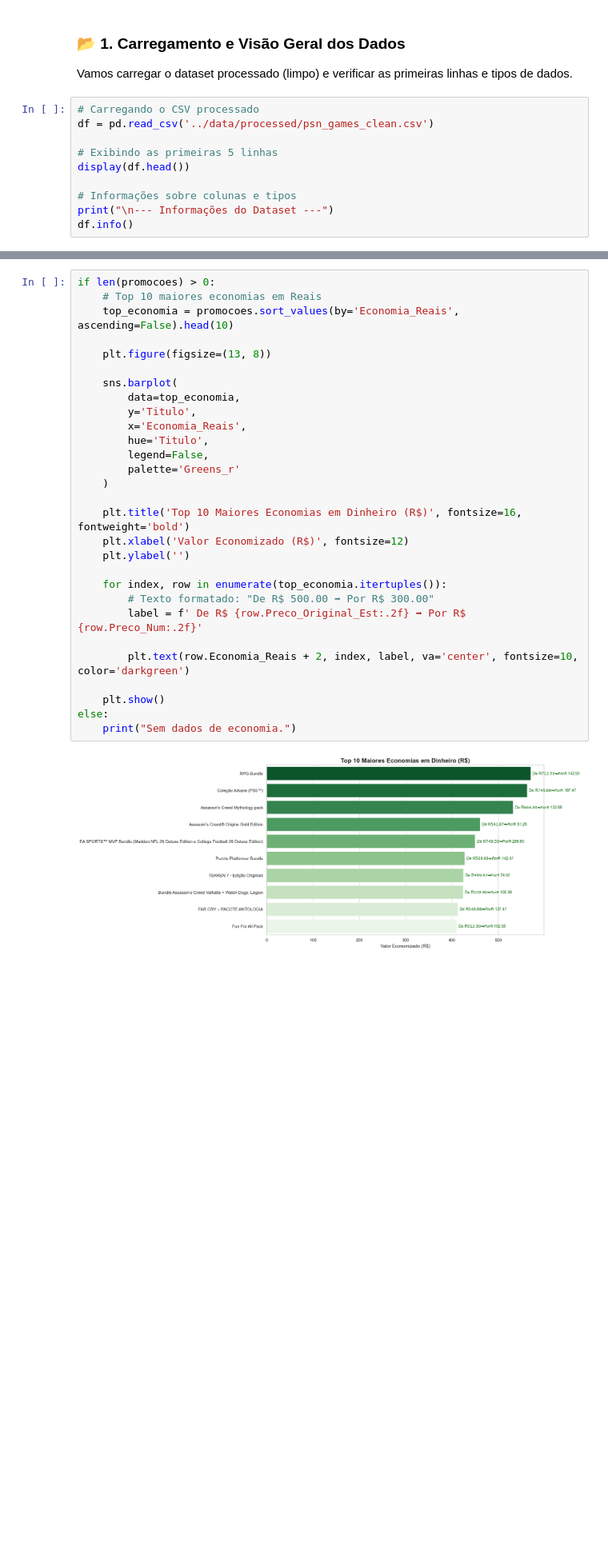
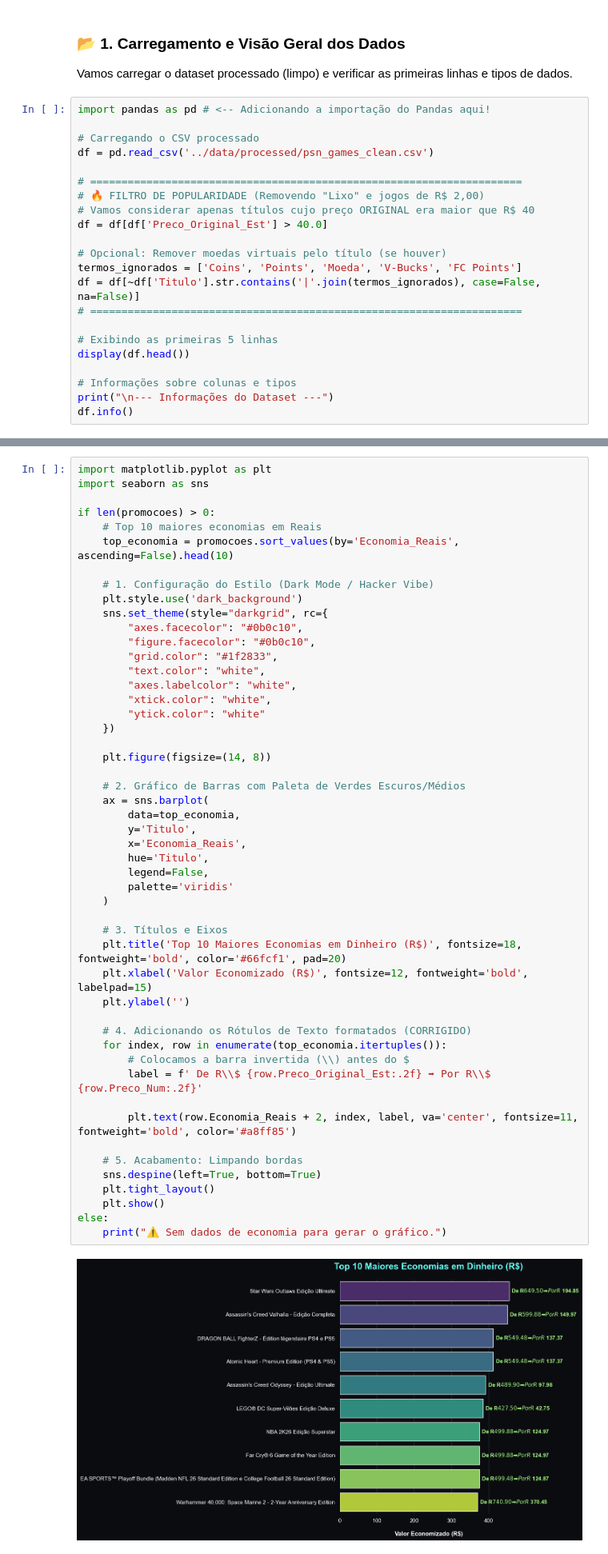
Before and after one commit to DataGusIT/PSNStoreAnalytics, a Jupyter notebook: notebooks/01_analise_inicial.ipynb, the cells around one changed output, grey strips where cells are left out. Shown at 80% size. Cells and saved outputs as stored; diff of their text form; blank space fills up the shorter version.

```diff
--- a/notebooks/01_analise_inicial.ipynb
+++ b/notebooks/01_analise_inicial.ipynb
@@ -43,8 +43,20 @@ print("✅ Bibliotecas importadas com sucesso!")
 ### 📂 1. Carregamento e Visão Geral dos Dados
 Vamos carregar o dataset processado (limpo) e verificar as primeiras linhas e tipos de dados.
 # %%
+import pandas as pd # <-- Adicionando a importação do Pandas aqui!
+
 # Carregando o CSV processado
 df = pd.read_csv('../data/processed/psn_games_clean.csv')
+
+# =====================================================================
+# 🔥 FILTRO DE POPULARIDADE (Removendo "Lixo" e jogos de R$ 2,00)
+# Vamos considerar apenas títulos cujo preço ORIGINAL era maior que R$ 40
+df = df[df['Preco_Original_Est'] > 40.0]
+
+# Opcional: Remover moedas virtuais pelo título (se houver)
+termos_ignorados = ['Coins', 'Points', 'Moeda', 'V-Bucks', 'FC Points']
+df = df[~df['Titulo'].str.contains('|'.join(termos_ignorados), case=False, na=False)]
+# =====================================================================
 
 # Exibindo as primeiras 5 linhas
 display(df.head())
@@ -239,32 +252,53 @@ Muitas vezes, um jogo AAA (lançamento) com 30% de desconto gera uma economia fi
 # %%
+import matplotlib.pyplot as plt
+import seaborn as sns
+
 if len(promocoes) > 0:
     # Top 10 maiores economias em Reais
     top_economia = promocoes.sort_values(by='Economia_Reais', ascending=False).head(10)
 
-    plt.figure(figsize=(13, 8))
+    # 1. Configuração do Estilo (Dark Mode / Hacker Vibe)
+    plt.style.use('dark_background')
+    sns.set_theme(style="darkgrid", rc={
+        "axes.facecolor": "#0b0c10",
+        "figure.facecolor": "#0b0c10",
+        "grid.color": "#1f2833",
+        "text.color": "white",
+        "axes.labelcolor": "white",
+        "xtick.color": "white",
+        "ytick.color": "white"
+    })
 
-    sns.barplot(
+    plt.figure(figsize=(14, 8))
+
+    # 2. Gráfico de Barras com Paleta de Verdes Escuros/Médios
+    ax = sns.barplot(
         data=top_economia,
         y='Titulo',
         x='Economia_Reais',
         hue='Titulo',
         legend=False,
-        palette='Greens_r'
+        palette='viridis'
     )
 
-    plt.title('Top 10 Maiores Economias em Dinheiro (R$)', fontsize=16, fontweight='bold')
-    plt.xlabel('Valor Economizado (R$)', fontsize=12)
+    # 3. Títulos e Eixos
+    plt.title('Top 10 Maiores Economias em Dinheiro (R$)', fontsize=18, fontweight='bold', color='#66fcf1', pad=20)
+    plt.xlabel('Valor Economizado (R$)', fontsize=12, fontweight='bold', labelpad=15)
     plt.ylabel('')
 
+    # 4. Adicionando os Rótulos de Texto formatados (CORRIGIDO)
     for index, row in enumerate(top_economia.itertuples()):
-        # Texto formatado: "De R$ 500.00 ➡ Por R$ 300.00"
-        label = f' De R$ {row.Preco_Original_Est:.2f} ➡ Por R$ {row.Preco_Num:.2f}'
+        # Colocamos a barra invertida (\\) antes do $
+        label = f' De R\\$ {row.Preco_Original_Est:.2f} ➡ Por R\\$ {row.Preco_Num:.2f}'
 
-        plt.text(row.Economia_Reais + 2, index, label, va='center', fontsize=10, color='darkgreen')
+        plt.text(row.Economia_Reais + 2, index, label, va='center', fontsize=11, fontweight='bold', color='#a8ff85')
 
+    # 5. Acabamento: Limpando bordas
+    sns.despine(left=True, bottom=True)
+    plt.tight_layout()
     plt.show()
 else:
-    print("Sem dados de economia.")
+    print("⚠️ Sem dados de economia para gerar o gráfico.")
 # %% [output]
-[figure, old version]
+[figure, new version]
 # %% [markdown]
```
Also changed, not shown: parts of 11 cells of this notebook, 6 other files.
